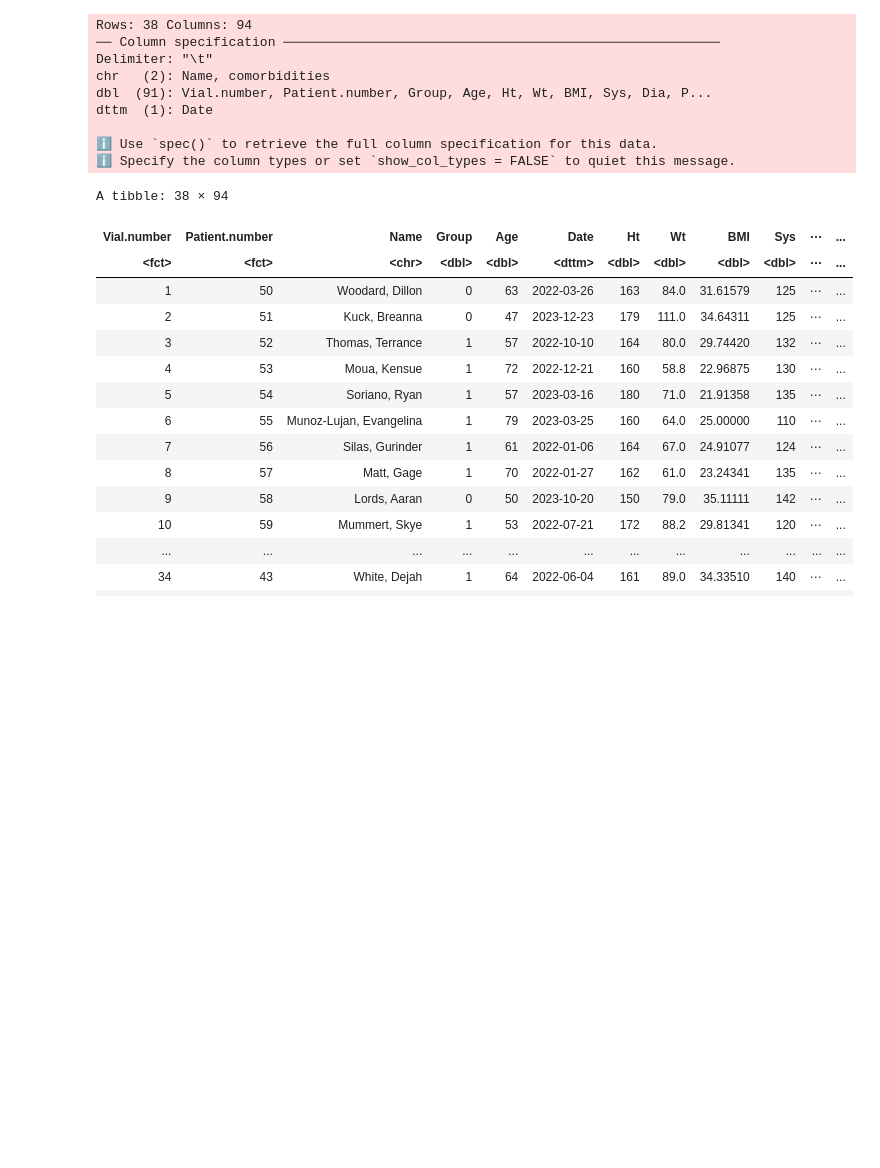
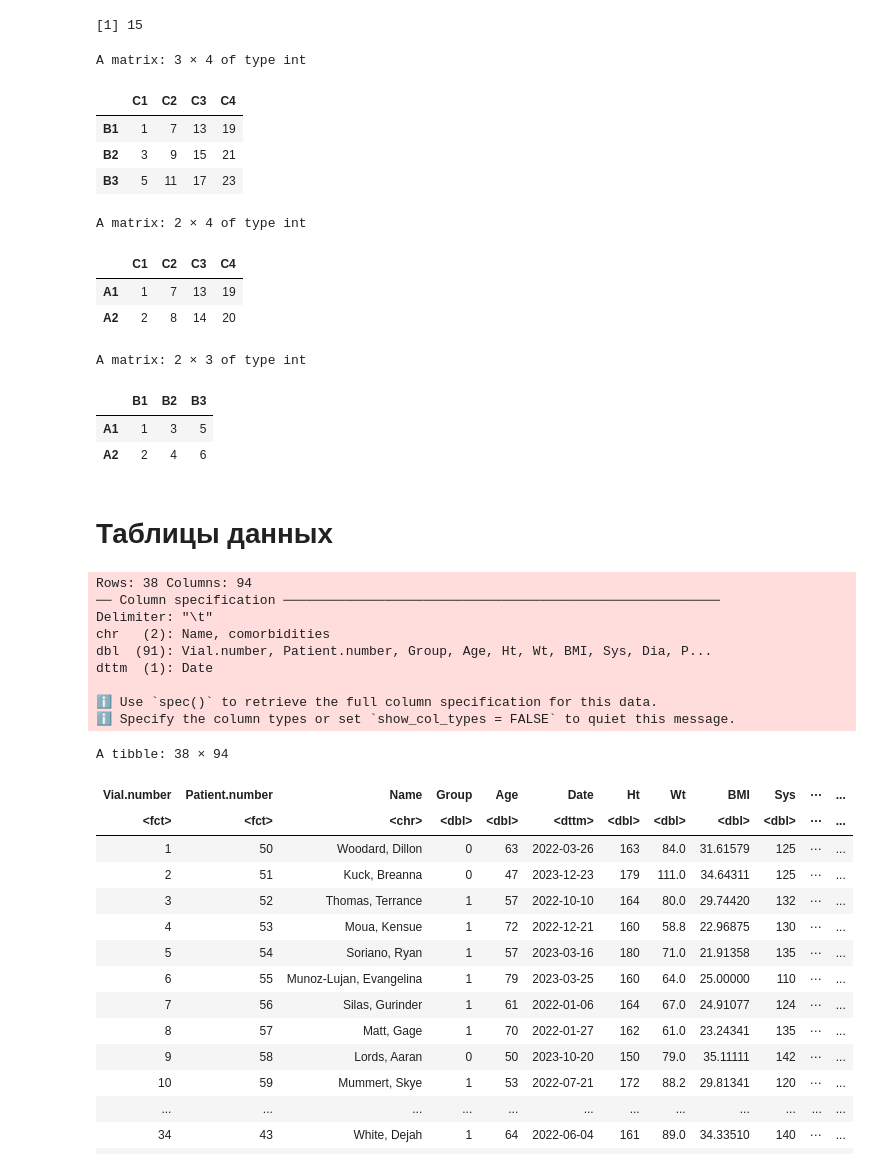
Before and after one commit to MaximTislenko/GB_med_stat_R, a Jupyter notebook: Zad_01_05.ipynb, the cells around one changed output. Saved outputs shown, nothing was run; the diff lists cells and outputs as text; code cells hidden in the pictures; blank space fills up the shorter version.

```diff
--- a/Zad_01_05.ipynb
+++ b/Zad_01_05.ipynb
@@ -17,3 +125,30 @@ library(readxl)
+# %%
+# пример создания трехмерного (2*3*4) числового массива
+dim1 <- c("A1", "A2")
+dim2 <- c("B1", "B2", "B3")
+dim3 <- c("C1", "C2", "C3", "C4")
+z <- array(1:24, c(2, 3, 4), dimnames = list(dim1, dim2, dim3))
+z[1,2,3]
+z[1, , ]
+z[ ,1, ]
+z[, , 1]
+# %% [output]
+[1] 15
+A matrix: 3 × 4 of type int
+|  | C1 | C2 | C3 | C4 |
+| B1 | 1 | 7 | 13 | 19 |
+| B2 | 3 | 9 | 15 | 21 |
+| B3 | 5 | 11 | 17 | 23 |
+A matrix: 2 × 4 of type int
+|  | C1 | C2 | C3 | C4 |
+| A1 | 1 | 7 | 13 | 19 |
+| A2 | 2 | 8 | 14 | 20 |
+A matrix: 2 × 3 of type int
+|  | B1 | B2 | B3 |
+| A1 | 1 | 3 | 5 |
+| A2 | 2 | 4 | 6 |
+# %% [markdown]
+# Таблицы данных
 # %%
 base <- read_tsv('https://raw.githubusercontent.com/MaximTislenko/GB_med_stat_R/main/baze.tsv') %>%
    mutate(Patient.number = as.factor(Patient.number), Vial.number = as.factor(Vial.number))
```
Also changed, not shown: parts of 14 cells of this notebook.
